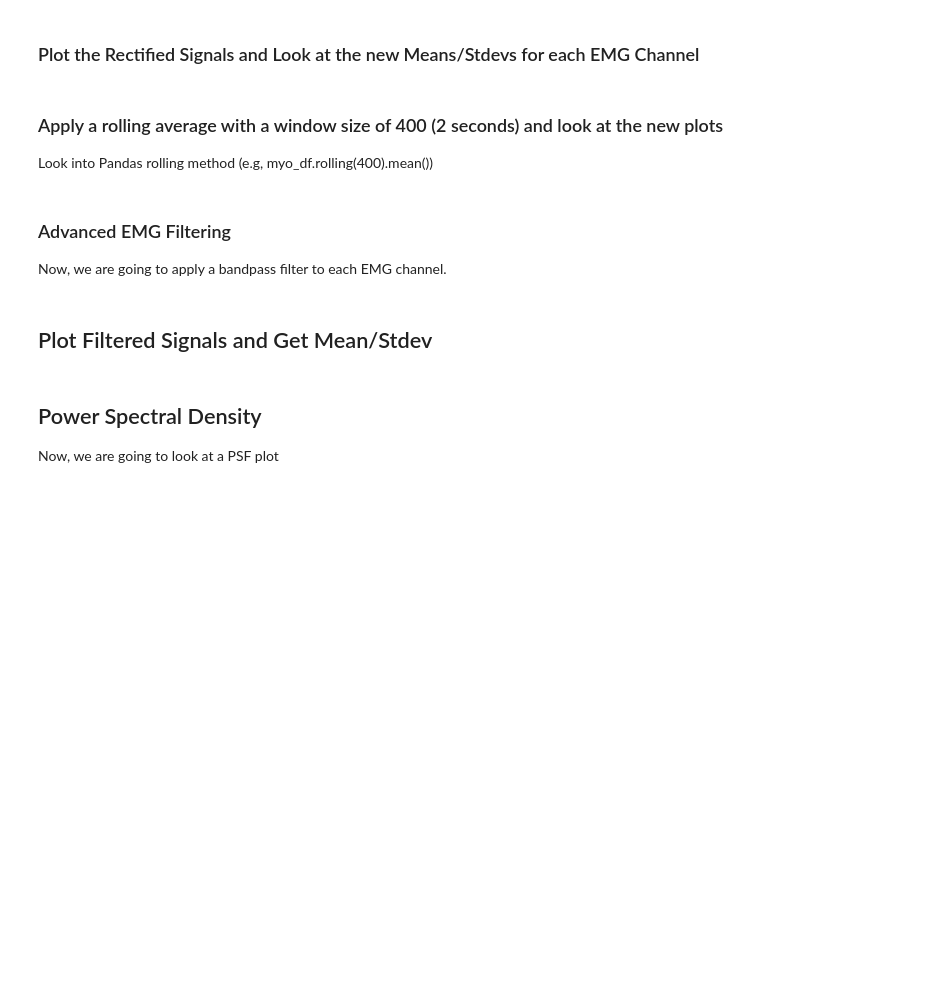
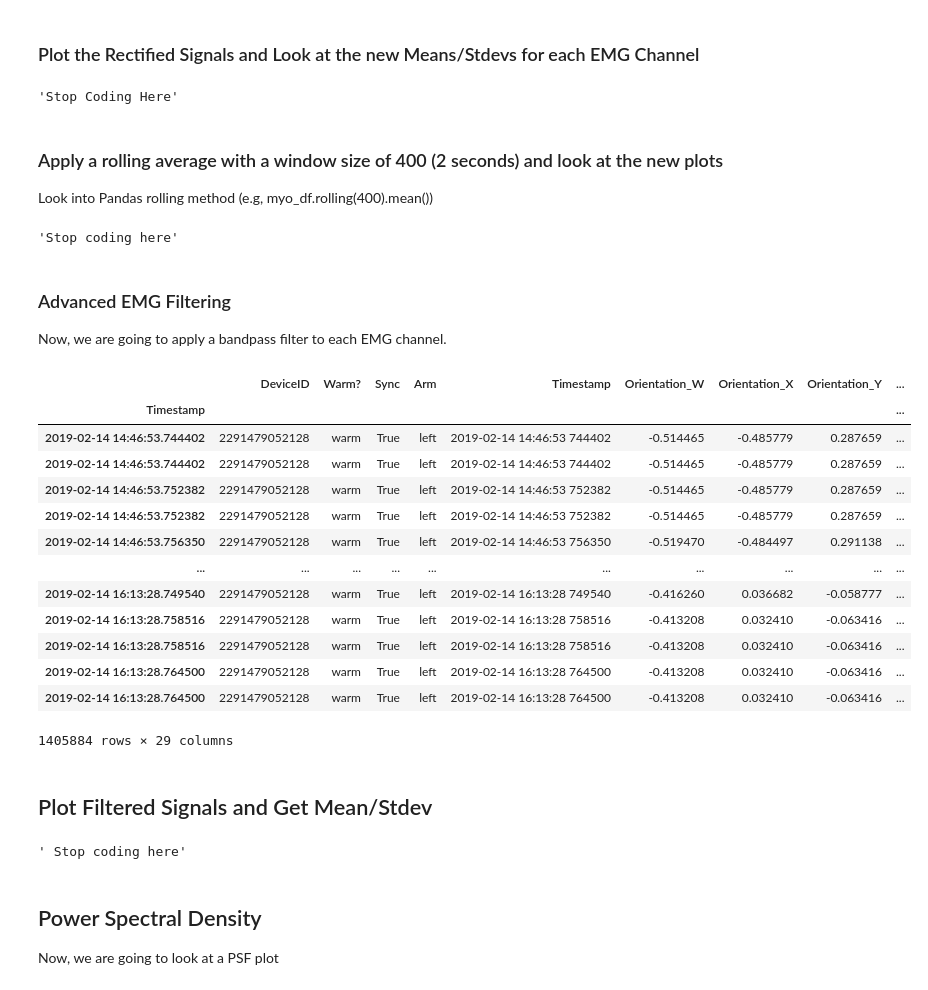
Before and after one commit to jwp5669/Lab_1_2022, a Jupyter notebook: Lab-1 EMG Analysis.ipynb, the cells around one changed output. Drawn from its saved outputs; the diff is of its cells as text; code cells hidden in the pictures; blank space fills up the shorter version.

```diff
--- a/Lab-1 EMG Analysis.ipynb
+++ b/Lab-1 EMG Analysis.ipynb
@@ -62,3 +97,22 @@ display(rectified_df)
+# %%
+'''Your Code Here'''
+
+for channel in range(1,9):
+    plt.figure()
+    ax = rectified_df['EMG_' + str(channel)].plot()
+    plt.title('EMG_' + str(channel))
+    plt.ylabel('mVolts')
+    plt.xlabel('Time')
+
+for channel in ['X', 'Y', 'Z']:
+    plt.figure()
+    rectified_df['Acc_' + channel].plot()
+    plt.title('Acc_' + str(channel))
+    plt.ylabel('g')
+    plt.xlabel('Time')
+'''Stop Coding Here'''
+# %% [output]
+'Stop Coding Here'
 # %% [markdown]
 ### Apply a rolling average with a window size of 400 (2 seconds) and look at the new plots
 Look into Pandas rolling method (e.g, myo_df.rolling(400).mean())
@@ -69,3 +119,22 @@ Look into Pandas rolling method (e.g, myo_df.rolling(400).mean())
+# %%
+'''Your code here'''
+rectified_df.rolling(400).mean()
+for channel in range(1,9):
+    plt.figure()
+    ax = rectified_df.rolling(400).mean()['EMG_' + str(channel)].plot()
+    plt.title('EMG_' + str(channel))
+    plt.ylabel('mVolts')
+    plt.xlabel('Time')
+
+for channel in ['X', 'Y', 'Z']:
+    plt.figure()
+    rectified_df.rolling(400).mean()['Acc_' + channel].plot()
+    plt.title('Acc_' + str(channel))
+    plt.ylabel('g')
+    plt.xlabel('Time')
+'''Stop coding here'''
+# %% [output]
+'Stop coding here'
 # %% [markdown]
 ### Advanced EMG Filtering
 Now, we are going to apply a bandpass filter to each EMG channel.
@@ -81,33 +150,48 @@ def filteremg(emg, low_pass=3, sfreq=200, high_band=20, low_band=95):
     sfreq: sampling frequency
     """
     # Zero mean emg signal
     emg = emg - emg.mean()
 
     # normalise cut-off frequencies to sampling frequency
     high_band = high_band/(sfreq/2)
     low_band = low_band/(sfreq/2)
 
 
     # create bandpass filter for EMG
     b1, a1 = sp.signal.butter(4, [high_band,low_band], btype='bandpass', analog=True)
 
     # process EMG signal: filter EMG
     emg_filtered = sp.signal.filtfilt(b1, a1, emg)
 
     # process EMG signal: rectify
     emg_rectified = abs(emg_filtered)
 
     # create lowpass filter and apply to rectified signal to get EMG envelope
     low_pass = low_pass/(sfreq/2)
     b2, a2 = sp.signal.butter(4, low_pass, fs=sfreq, btype='lowpass')
     emg_envelope = sp.signal.lfilter(b2, a2, emg_rectified)
 
-    return emg_envelope
+    return emg_rectified
 
 
 filt_emg = myo_df.copy()
 emg_keys = ['EMG_' + str(i) for i in range(1, 9)]
 filt_emg[emg_keys] = filt_emg[emg_keys].apply(filteremg, raw=True)
 display(filt_emg)
+# %% [output]
+|  | DeviceID | Warm? | Sync | Arm | Timestamp | Orientation_W | Orientation_X | Orientation_Y | ... |
+| Timestamp |  |  |  |  |  |  |  |  | ... |
+| 2019-02-14 14:46:53.744402 | 2291479052128 | warm | True | left | 2019-02-14 14:46:53 744402 | -0.514465 | -0.485779 | 0.287659 | ... |
+| 2019-02-14 14:46:53.744402 | 2291479052128 | warm | True | left | 2019-02-14 14:46:53 744402 | -0.514465 | -0.485779 | 0.287659 | ... |
+| 2019-02-14 14:46:53.752382 | 2291479052128 | warm | True | left | 2019-02-14 14:46:53 752382 | -0.514465 | -0.485779 | 0.287659 | ... |
+| 2019-02-14 14:46:53.752382 | 2291479052128 | warm | True | left | 2019-02-14 14:46:53 752382 | -0.514465 | -0.485779 | 0.287659 | ... |
+| 2019-02-14 14:46:53.756350 | 2291479052128 | warm | True | left | 2019-02-14 14:46:53 756350 | -0.519470 | -0.484497 | 0.291138 | ... |
+| ... | ... | ... | ... | ... | ... | ... | ... | ... | ... |
+| 2019-02-14 16:13:28.749540 | 2291479052128 | warm | True | left | 2019-02-14 16:13:28 749540 | -0.416260 | 0.036682 | -0.058777 | ... |
+| 2019-02-14 16:13:28.758516 | 2291479052128 | warm | True | left | 2019-02-14 16:13:28 758516 | -0.413208 | 0.032410 | -0.063416 | ... |
+| 2019-02-14 16:13:28.758516 | 2291479052128 | warm | True | left | 2019-02-14 16:13:28 758516 | -0.413208 | 0.032410 | -0.063416 | ... |
+| 2019-02-14 16:13:28.764500 | 2291479052128 | warm | True | left | 2019-02-14 16:13:28 764500 | -0.413208 | 0.032410 | -0.063416 | ... |
+| 2019-02-14 16:13:28.764500 | 2291479052128 | warm | True | left | 2019-02-14 16:13:28 764500 | -0.413208 | 0.032410 | -0.063416 | ... |
+1405884 rows × 29 columns
 # %% [markdown]
 ## Plot Filtered Signals and Get Mean/Stdev
@@ -119,3 +198,23 @@ display(filt_emg)
+# %%
+''' Your code here'''
+
+for channel in range(1,9):
+    plt.figure()
+    ax = filt_emg['EMG_' + str(channel)].plot()
+    plt.title('EMG_' + str(channel))
+    plt.ylabel('mVolts')
+    plt.xlabel('Time')
+
+for channel in ['X', 'Y', 'Z']:
+    plt.figure()
+    filt_emg['Acc_' + channel].plot()
+    plt.title('Acc_' + str(channel))
+    plt.ylabel('g')
+    plt.xlabel('Time')
+
+''' Stop coding here'''
+# %% [output]
+' Stop coding here'
 # %% [markdown]
 ## Power Spectral Density
 Now, we are going to look at a PSF plot
```
Also changed, not shown: parts of 13 cells of this notebook, 34 other files.
